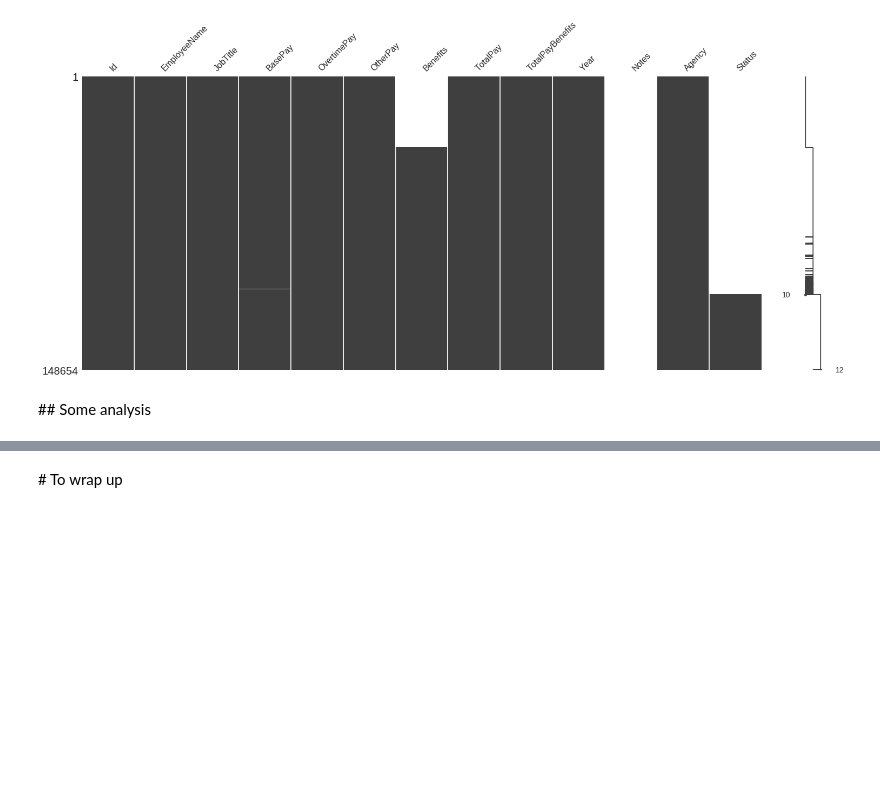
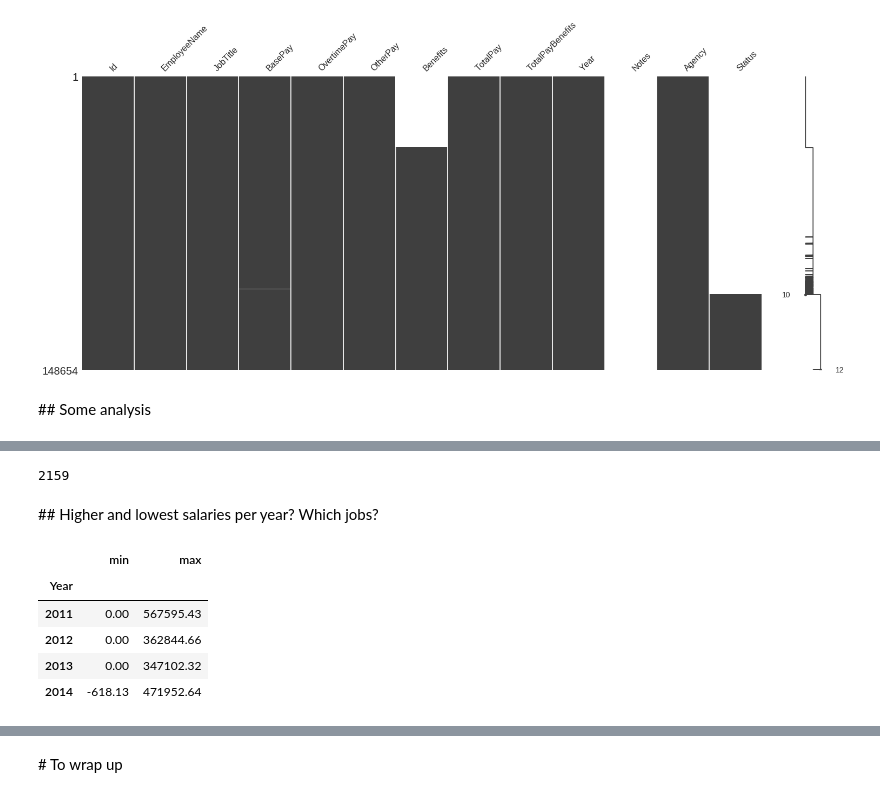
Before and after one commit to yassineAlouini/first-steps-data-science, a Jupyter notebook: first_steps_in_data_science.ipynb, the cells around one changed output, grey strips where cells are left out. Drawn from its saved outputs; the diff is of its cells as text; code cells hidden in the pictures; blank space fills up the shorter version.

```diff
--- a/first_steps_in_data_science.ipynb
+++ b/first_steps_in_data_science.ipynb
@@ -119,0 +191,15 @@ msno.matrix(sf_slaries_df)
+# %%
+sf_slaries_df.JobTitle.nunique()
+# %% [output]
+2159
+# %% [markdown]
+## Higher and lowest salaries per year? Which jobs?
+# %%
+sf_slaries_df.groupby('Year').TotalPay.agg(['min', 'max'])
+# %% [output]
+|  | min | max |
+| Year |  |  |
+| 2011 | 0.00 | 567595.43 |
+| 2012 | 0.00 | 362844.66 |
+| 2013 | 0.00 | 347102.32 |
+| 2014 | -618.13 | 471952.64 |
```
Also changed, not shown: parts of 17 cells of this notebook, 3 other files.
